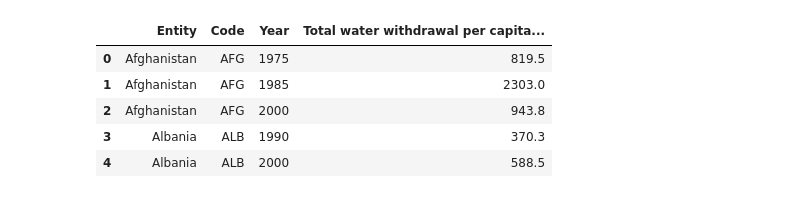
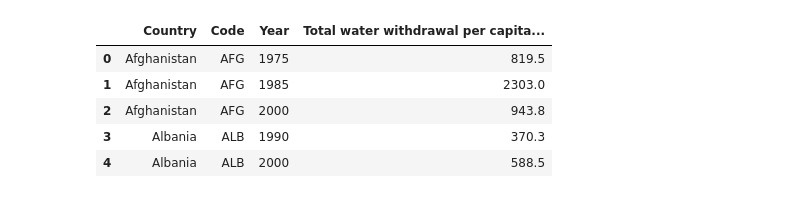
Before and after one commit to jtomines/ProjWANGRY, a Jupyter notebook: 2_LoadCode/WANGRY_LoadWorldWaterWithdrawal_JT.ipynb, the cells around one changed output. Cells and saved outputs as stored; diff of their text form; code cells hidden in the pictures.

```diff
--- a/2_LoadCode/WANGRY_LoadWorldWaterWithdrawal_JT.ipynb
+++ b/2_LoadCode/WANGRY_LoadWorldWaterWithdrawal_JT.ipynb
@@ -1,25 +1,34 @@
 # %%
 %matplotlib inline
 import matplotlib.pyplot as plt
 import pandas as pd
 import numpy as np
 import re
 
 # Hide warning messages in notebook
 import warnings
 warnings.filterwarnings('ignore')
 
 
 # File to Load
 H2ODataFile = "../1_Input/water-withdrawals-per-capita.csv"
 
 # Load to dataframe
 H2O_World_Withdrawal_data = pd.read_csv(H2ODataFile)
 
-# Simplify column headers
+# Rename columns
+H2O_World_Withdrawal_data = H2O_World_Withdrawal_data.rename(columns = {"Entity": "Country"})
+
+# Clean up country names to match other dataframes
+H2O_World_Withdrawal_data.loc[H2O_World_Withdrawal_data["Country"] == "Cote d'Ivoire", "Country"] = "Cote-d-Ivoire"
+H2O_World_Withdrawal_data.loc[H2O_World_Withdrawal_data["Country"] == "Democratic Republic of Congo", "Country"] = "Congo"
+H2O_World_Withdrawal_data.loc[H2O_World_Withdrawal_data["Country"] == "Saint Lucia", "Country"] = "St-Lucia"
+H2O_World_Withdrawal_data.loc[H2O_World_Withdrawal_data["Country"] == "Saint Vincent and the Grenadines", "Country"] = "St-Vincent and the Grenadines"
+
+# Display
 H2O_World_Withdrawal_data.head()
 # %% [output]
-|  | Entity | Code | Year | Total water withdrawal per capita... |
+|  | Country | Code | Year | Total water withdrawal per capita... |
 | 0 | Afghanistan | AFG | 1975 | 819.5 |
 | 1 | Afghanistan | AFG | 1985 | 2303.0 |
 | 2 | Afghanistan | AFG | 2000 | 943.8 |
```
Also changed, not shown: parts of 2 cells of this notebook, 14 other files.
